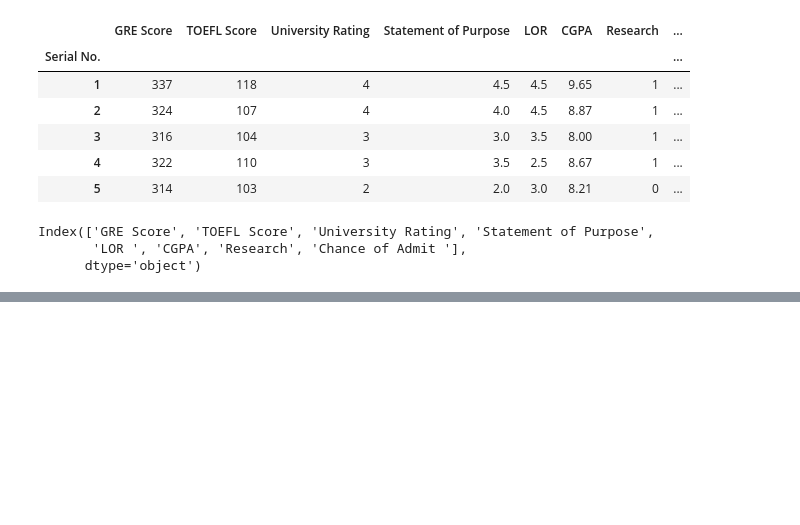
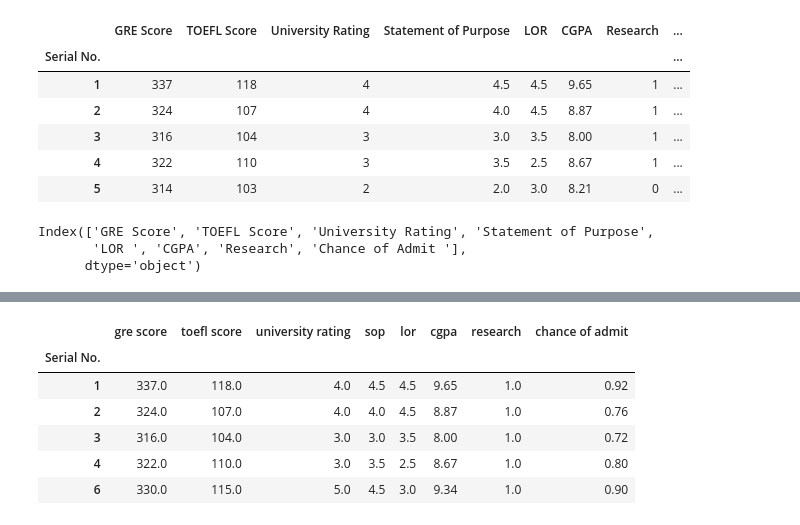
Before and after one commit to jmelendezgeo/Apuntes-Data-Science, a Jupyter notebook: Applied Data Science with Python - Coursera Specialization /Introduction To Data Science/Semana-2.ipynb, the cells around one changed output, grey strips where cells are left out. Cells and saved outputs as stored; diff of their text form; code cells hidden in the pictures; blank space fills up the shorter version.

```diff
--- a/Applied Data Science with Python - Coursera Specialization /Introduction To Data Science/Semana-2.ipynb
+++ b/Applied Data Science with Python - Coursera Specialization /Introduction To Data Science/Semana-2.ipynb
@@ -890,0 +1024,15 @@ Index(['GRE Score', 'TOEFL Score', 'University Rating', 'Statement of Purpose',
+# %%
+# Vemos que la data resultante mantiene los valores del indexed original pero solo se muestra la data que
+# permanecio con la condicion. Todas las filas que no respondieron la condicion vemos que tienen
+# un NaN value. Estas filas permanecieron. Por lo tanto, el siguiente paso sera removerlas. Podemos usar el
+# dropna()
+
+df.where(admit_mask).dropna().head()
+# %% [output]
+|  | gre score | toefl score | university rating | sop | lor | cgpa | research | chance of admit |
+| Serial No. |  |  |  |  |  |  |  |  |
+| 1 | 337.0 | 118.0 | 4.0 | 4.5 | 4.5 | 9.65 | 1.0 | 0.92 |
+| 2 | 324.0 | 107.0 | 4.0 | 4.0 | 4.5 | 8.87 | 1.0 | 0.76 |
+| 3 | 316.0 | 104.0 | 3.0 | 3.0 | 3.5 | 8.00 | 1.0 | 0.72 |
+| 4 | 322.0 | 110.0 | 3.0 | 3.5 | 2.5 | 8.67 | 1.0 | 0.80 |
+| 6 | 330.0 | 115.0 | 5.0 | 4.5 | 3.0 | 9.34 | 1.0 | 0.90 |
```
Also changed, not shown: parts of 20 cells of this notebook.
